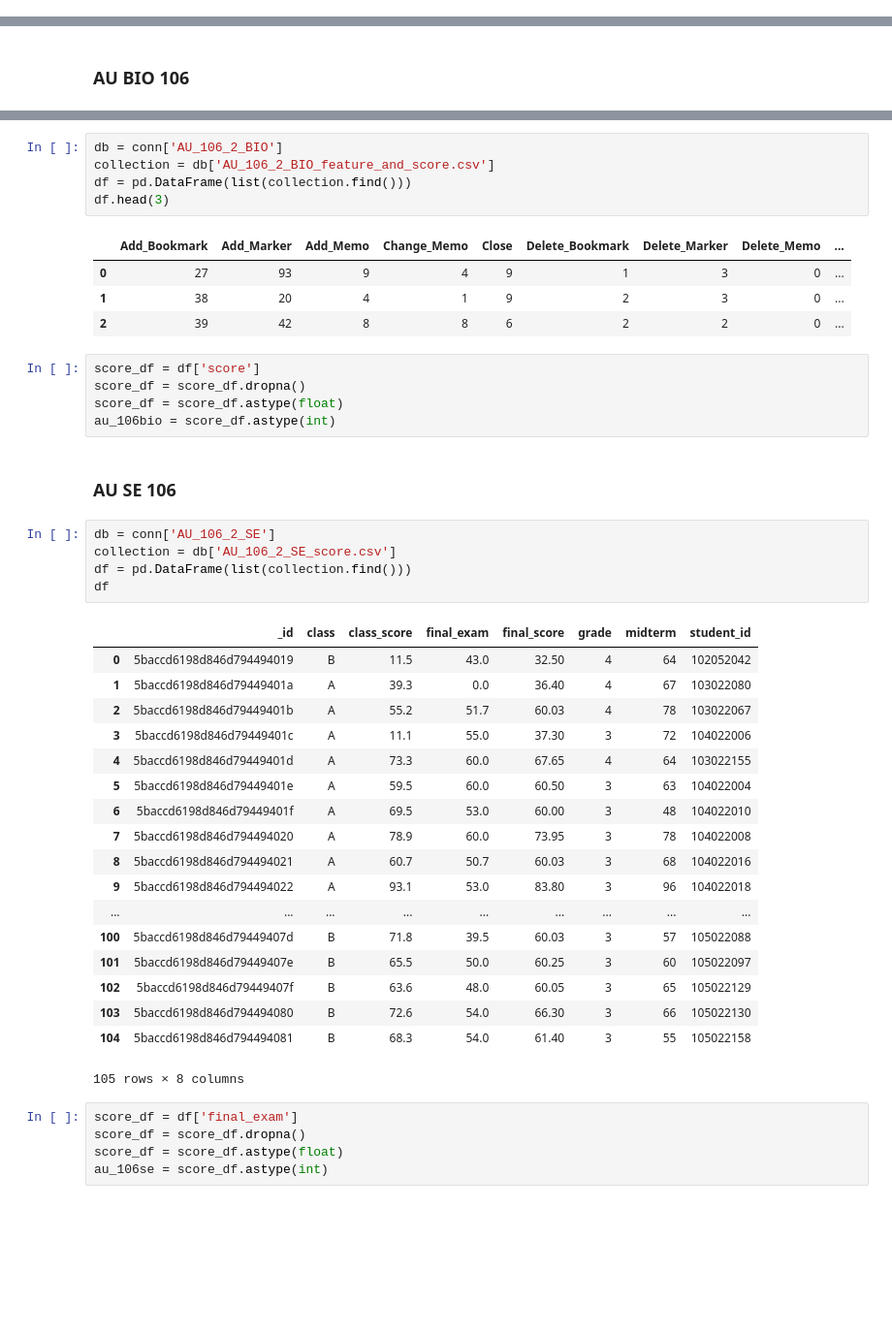
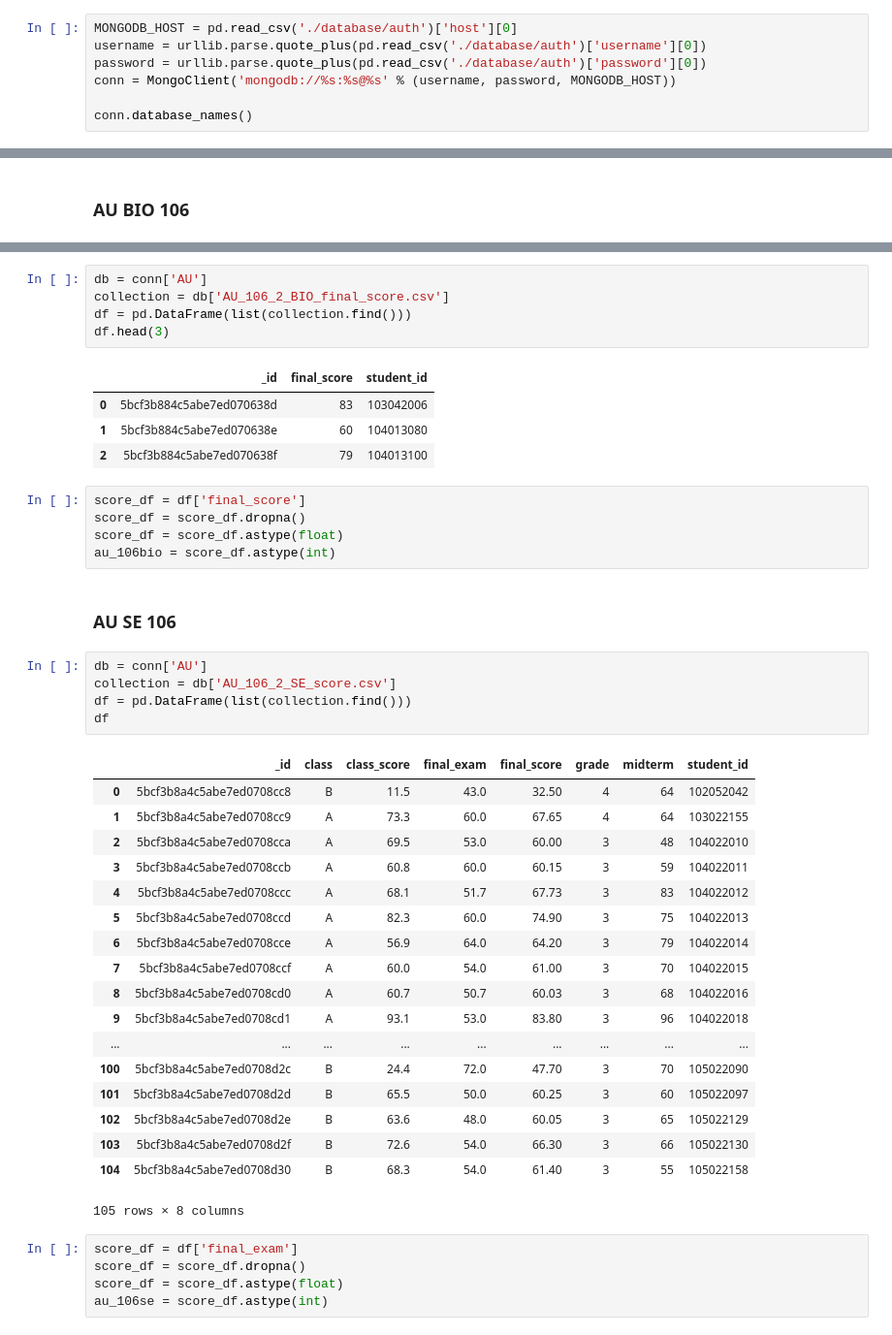
Before and after one commit to owen198/kslab, a Jupyter notebook: ds_comparision/datasets.ipynb, the cells around one changed output, grey strips where cells are left out. Shown at 97% size. Cells and saved outputs as stored; diff of their text form; blank space fills up the shorter version.

```diff
--- a/ds_comparision/datasets.ipynb
+++ b/ds_comparision/datasets.ipynb
@@ -37,0 +17,7 @@ conn.database_names()
+# %%
+MONGODB_HOST = pd.read_csv('./database/auth')['host'][0]
+username = urllib.parse.quote_plus(pd.read_csv('./database/auth')['username'][0])
+password = urllib.parse.quote_plus(pd.read_csv('./database/auth')['password'][0])
+conn = MongoClient('mongodb://%s:%s@%s' % (username, password, MONGODB_HOST))
+
+conn.database_names()
@@ -281,43 +310,43 @@ ku_br02 = score_df.astype(int)
 # %%
-db = conn['AU_106_2_BIO']
-collection = db['AU_106_2_BIO_feature_and_score.csv']
+db = conn['AU']
+collection = db['AU_106_2_BIO_final_score.csv']
 df = pd.DataFrame(list(collection.find()))
 df.head(3)
 # %% [output]
-|  | Add_Bookmark | Add_Marker | Add_Memo | Change_Memo | Close | Delete_Bookmark | Delete_Marker | Delete_Memo | ... |
-| 0 | 27 | 93 | 9 | 4 | 9 | 1 | 3 | 0 | ... |
-| 1 | 38 | 20 | 4 | 1 | 9 | 2 | 3 | 0 | ... |
-| 2 | 39 | 42 | 8 | 8 | 6 | 2 | 2 | 0 | ... |
+|  | _id | final_score | student_id |
+| 0 | 5bcf3b884c5abe7ed070638d | 83 | 103042006 |
+| 1 | 5bcf3b884c5abe7ed070638e | 60 | 104013080 |
+| 2 | 5bcf3b884c5abe7ed070638f | 79 | 104013100 |
 # %%
-score_df = df['score']
+score_df = df['final_score']
 score_df = score_df.dropna()
 score_df = score_df.astype(float)
 au_106bio = score_df.astype(int)
 # %% [markdown]
 ### AU SE 106
 # %%
-db = conn['AU_106_2_SE']
+db = conn['AU']
 collection = db['AU_106_2_SE_score.csv']
 df = pd.DataFrame(list(collection.find()))
 df
 # %% [output]
 |  | _id | class | class_score | final_exam | final_score | grade | midterm | student_id |
-| 0 | 5baccd6198d846d794494019 | B | 11.5 | 43.0 | 32.50 | 4 | 64 | 102052042 |
-| 1 | 5baccd6198d846d79449401a | A | 39.3 | 0.0 | 36.40 | 4 | 67 | 103022080 |
-| 2 | 5baccd6198d846d79449401b | A | 55.2 | 51.7 | 60.03 | 4 | 78 | 103022067 |
-| 3 | 5baccd6198d846d79449401c | A | 11.1 | 55.0 | 37.30 | 3 | 72 | 104022006 |
-| 4 | 5baccd6198d846d79449401d | A | 73.3 | 60.0 | 67.65 | 4 | 64 | 103022155 |
-| 5 | 5baccd6198d846d79449401e | A | 59.5 | 60.0 | 60.50 | 3 | 63 | 104022004 |
-| 6 | 5baccd6198d846d79449401f | A | 69.5 | 53.0 | 60.00 | 3 | 48 | 104022010 |
-| 7 | 5baccd6198d846d794494020 | A | 78.9 | 60.0 | 73.95 | 3 | 78 | 104022008 |
-| 8 | 5baccd6198d846d794494021 | A | 60.7 | 50.7 | 60.03 | 3 | 68 | 104022016 |
-| 9 | 5baccd6198d846d794494022 | A | 93.1 | 53.0 | 83.80 | 3 | 96 | 104022018 |
+| 0 | 5bcf3b8a4c5abe7ed0708cc8 | B | 11.5 | 43.0 | 32.50 | 4 | 64 | 102052042 |
+| 1 | 5bcf3b8a4c5abe7ed0708cc9 | A | 73.3 | 60.0 | 67.65 | 4 | 64 | 103022155 |
+| 2 | 5bcf3b8a4c5abe7ed0708cca | A | 69.5 | 53.0 | 60.00 | 3 | 48 | 104022010 |
+| 3 | 5bcf3b8a4c5abe7ed0708ccb | A | 60.8 | 60.0 | 60.15 | 3 | 59 | 104022011 |
+| 4 | 5bcf3b8a4c5abe7ed0708ccc | A | 68.1 | 51.7 | 67.73 | 3 | 83 | 104022012 |
+| 5 | 5bcf3b8a4c5abe7ed0708ccd | A | 82.3 | 60.0 | 74.90 | 3 | 75 | 104022013 |
+| 6 | 5bcf3b8a4c5abe7ed0708cce | A | 56.9 | 64.0 | 64.20 | 3 | 79 | 104022014 |
+| 7 | 5bcf3b8a4c5abe7ed0708ccf | A | 60.0 | 54.0 | 61.00 | 3 | 70 | 104022015 |
+| 8 | 5bcf3b8a4c5abe7ed0708cd0 | A | 60.7 | 50.7 | 60.03 | 3 | 68 | 104022016 |
+| 9 | 5bcf3b8a4c5abe7ed0708cd1 | A | 93.1 | 53.0 | 83.80 | 3 | 96 | 104022018 |
 | ... | ... | ... | ... | ... | ... | ... | ... | ... |
-| 100 | 5baccd6198d846d79449407d | B | 71.8 | 39.5 | 60.03 | 3 | 57 | 105022088 |
-| 101 | 5baccd6198d846d79449407e | B | 65.5 | 50.0 | 60.25 | 3 | 60 | 105022097 |
-| 102 | 5baccd6198d846d79449407f | B | 63.6 | 48.0 | 60.05 | 3 | 65 | 105022129 |
-| 103 | 5baccd6198d846d794494080 | B | 72.6 | 54.0 | 66.30 | 3 | 66 | 105022130 |
-| 104 | 5baccd6198d846d794494081 | B | 68.3 | 54.0 | 61.40 | 3 | 55 | 105022158 |
+| 100 | 5bcf3b8a4c5abe7ed0708d2c | B | 24.4 | 72.0 | 47.70 | 3 | 70 | 105022090 |
+| 101 | 5bcf3b8a4c5abe7ed0708d2d | B | 65.5 | 50.0 | 60.25 | 3 | 60 | 105022097 |
+| 102 | 5bcf3b8a4c5abe7ed0708d2e | B | 63.6 | 48.0 | 60.05 | 3 | 65 | 105022129 |
+| 103 | 5bcf3b8a4c5abe7ed0708d2f | B | 72.6 | 54.0 | 66.30 | 3 | 66 | 105022130 |
+| 104 | 5bcf3b8a4c5abe7ed0708d30 | B | 68.3 | 54.0 | 61.40 | 3 | 55 | 105022158 |
 105 rows × 8 columns
 # %%
 score_df = df['final_exam']
```
Also changed, not shown: parts of 16 cells of this notebook, 15 other files.
